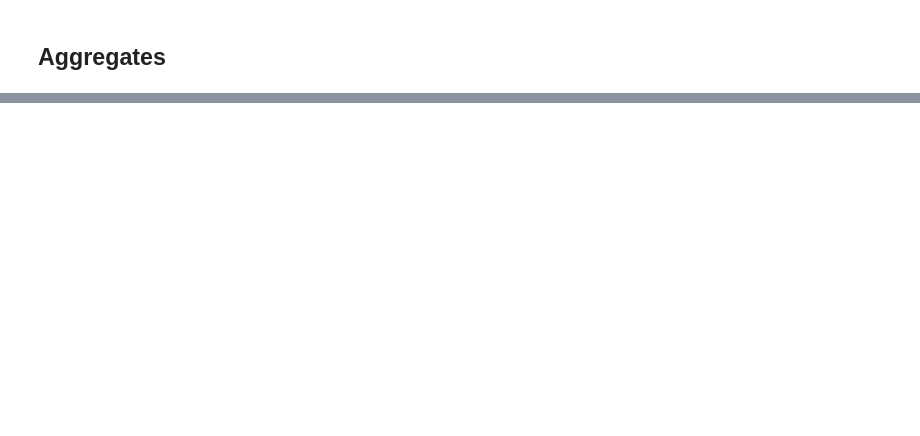
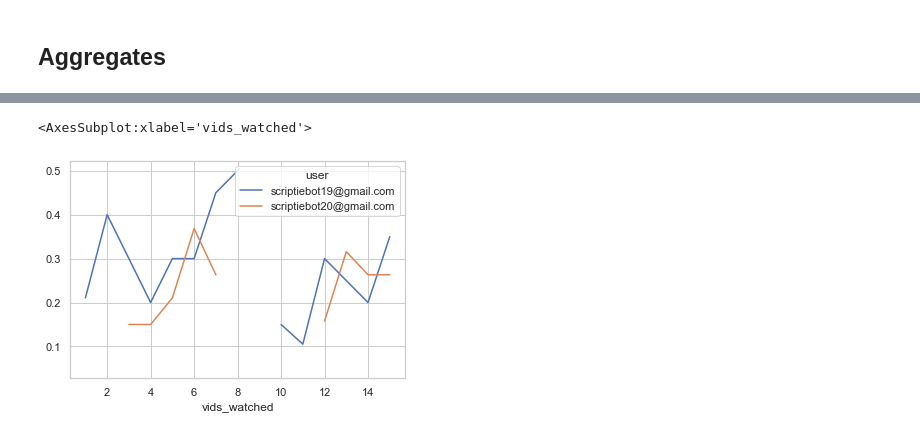
Before and after one commit to Roan-Schellingerhout/YouTube_conspiracy_paper, a Jupyter notebook: Machine Learning/Predictions.ipynb, the cells around one changed output, grey strips where cells are left out. Saved outputs shown, nothing was run; the diff lists cells and outputs as text; code cells hidden in the pictures; blank space fills up the shorter version.

```diff
--- a/Machine Learning/Predictions.ipynb
+++ b/Machine Learning/Predictions.ipynb
@@ -116,0 +117,5 @@ plt.show()
+# %%
+combined[combined["strategy"] == "strategy 4"].groupby(["user", "vids_watched"])["conspiracy_pred"].mean().unstack(level=0).plot()
+# %% [output]
+<AxesSubplot:xlabel='vids_watched'>
+[figure, added]
```
Also changed, not shown: parts of 4 cells of this notebook, 4 other files.
